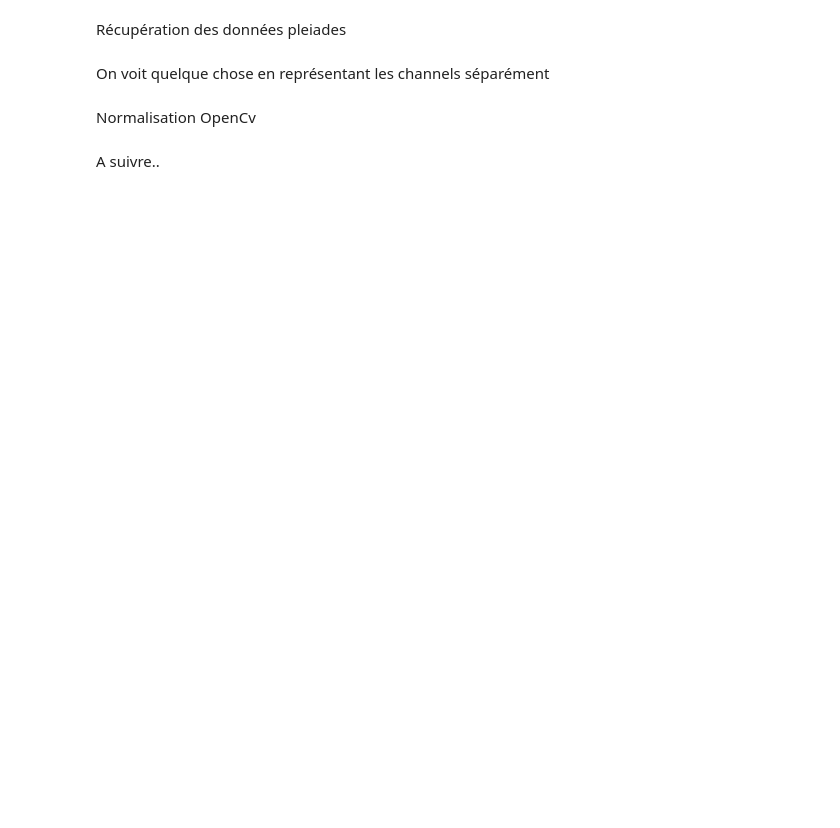
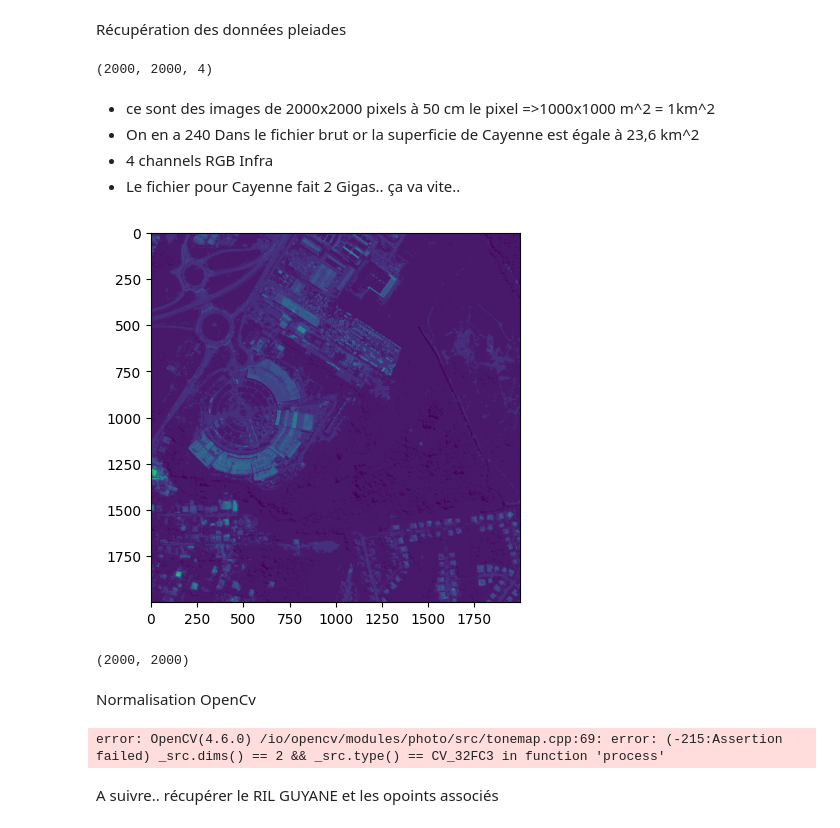
Before and after one commit to clement2323/donnees_satellites, a Jupyter notebook: exploration_donnees_pleiades.ipynb, the cells around one changed output. Saved outputs shown, nothing was run; the diff lists cells and outputs as text; code cells hidden in the pictures; blank space fills up the shorter version.

Commit message:
affichage image

```diff
--- a/exploration_donnees_pleiades.ipynb
+++ b/exploration_donnees_pleiades.ipynb
@@ -35,25 +36,37 @@ fs.get('projet-slums-detection/Donnees/Cayenne_200722.7z', 'Cayenne.7z')
 with py7zr.SevenZipFile('Cayenne.7z', mode='r') as z:
     z.extractall()
 # %%
-import os
-import matplotlib.image as mpimg
-import matplotlib.pyplot as plt
 
 # os.getcwd()
-img = mpimg.imread('Cayenne_200722/16bits/ORT_2022072050325085_U22N/ORT_2022072050325085_0348_0534_U22N_16Bits.jp2')
+img = mpimg.imread('Cayenne_200722/16bits/ORT_2022072050325085_U22N/ORT_2022072050325085_0352_0541_U22N_16Bits.jp2')
+img.shape
+# %% [output]
+(2000, 2000, 4)
 # %% [markdown]
-On voit quelque chose en représentant les channels séparément
+- ce sont des images de 2000x2000 pixels à 50 cm le pixel =>1000x1000 m^2 = 1km^2
+- On en a 240 Dans le fichier brut or la superficie de Cayenne est égale à 23,6 km^2
+- 4 channels RGB Infra
+- Le fichier pour Cayenne fait 2 Gigas.. ça va vite..
 # %%
-plt.imshow(img[:,:,3])
+#On voit quelque chose en représentant les channels séparément
+plt.imshow(img[:,:,1])
 plt.show()
-img.shape
+# %% [output]
+[figure, added]
 # %%
 img.copy().shape
+img.copy()[:,:,:3].shape
+img.copy()[:,:,0].reshape(2000,2000).shape
+# %% [output]
+(2000, 2000)
 # %% [markdown]
 Normalisation OpenCv
 # %%
 tonemap = cv2.createTonemap()
-tonemapped_img = tonemap.process(img.copy()[:,:,1:])
+tonemapped_img = tonemap.process(img.copy()[:,:,0].reshape(2000,2000))
 img_8bit = numpy.clip(tonemapped_img*255, 0, 255).astype('uint8')
+# %% [output]
+error: OpenCV(4.6.0) /io/opencv/modules/photo/src/tonemap.cpp:69: error: (-215:Assertion failed) _src.dims() == 2 && _src.type() == CV_32FC3 in function 'process'
 # %% [markdown]
 A suivre..
+récupérer le RIL GUYANE et les opoints associés
```
Also changed, not shown: parts of 16 cells of this notebook.
